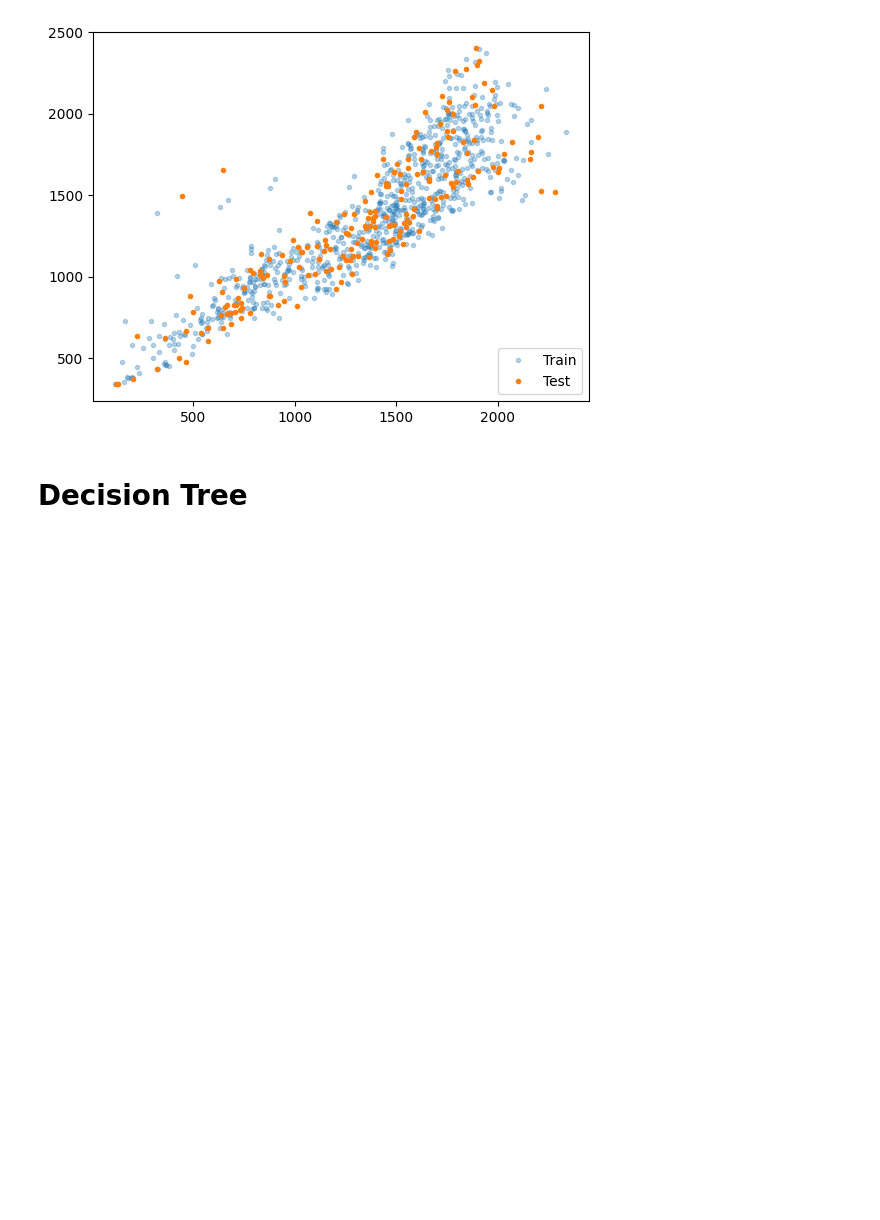
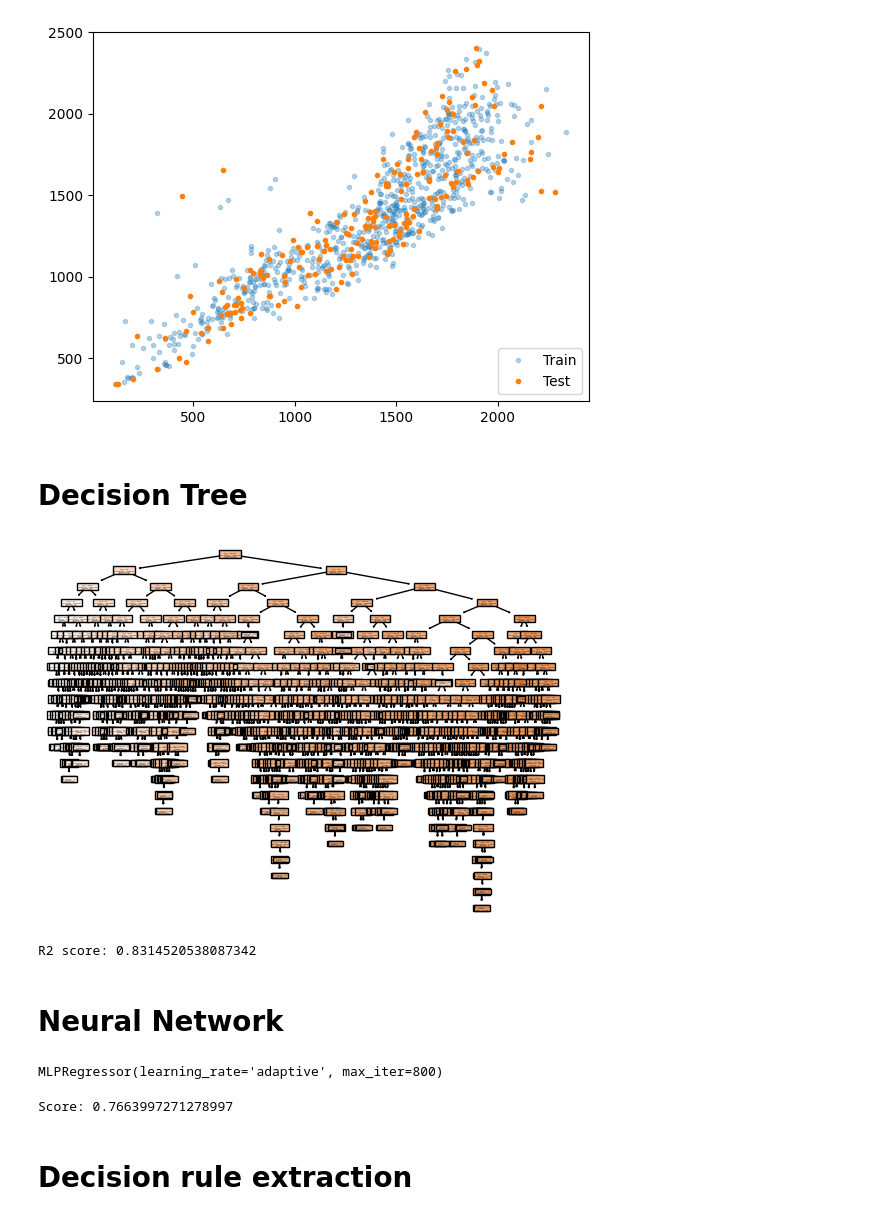
Before and after one commit to forking-shirtballs/Machine-Learning-Group-Project, a Jupyter notebook: Model_Development.ipynb, the cells around one changed output. Saved outputs shown, nothing was run; the diff lists cells and outputs as text; code cells hidden in the pictures; blank space fills up the shorter version.

Commit message:
Upload Model_Development notebook

```diff
--- a/Model_Development.ipynb
+++ b/Model_Development.ipynb
@@ -20,14 +22,15 @@ y = df['expected_output']
 xTrain, xTest,yTrain, yTest = train_test_split(x, y, test_size=0.2, random_state=1)
 
 #Train model
-model = LinearRegression()
-model.fit(xTrain,yTrain)
+linModel = LinearRegression()
+linModel.fit(xTrain,yTrain)
 
 #Show results
-print("Variance:",model.score(xTest, yTest))
+variance = linModel.score(xTest, yTest)
+print("Variance:",variance)
 
-plt.plot(yTrain, model.predict(xTrain),'.',label = "Train", alpha=0.3)
-plt.plot(yTest, model.predict(xTest),'.', label = "Test")
+plt.plot(yTrain, linModel.predict(xTrain),'.',label = "Train", alpha=0.3)
+plt.plot(yTest, linModel.predict(xTest),'.', label = "Test")
 plt.legend(loc='lower right')
 plt.show()
 # %% [output]
@@ -35,3 +38,35 @@ Variance: 0.754290333263626
 [figure]
 # %% [markdown]
 # Decision Tree
+# %%
+#Train Decision Tree
+treeModel = DecisionTreeRegressor()
+treeModel = treeModel.fit(xTrain, yTrain)
+# %%
+plot_tree(treeModel, filled=True)
+plt.show()
+# %% [output]
+[figure, added]
+# %%
+#Make predictions and see accuracy
+yPred = treeModel.predict(xTest)
+score = r2_score(yTest, yPred, force_finite=True)
+print("R2 score:", score)
+# %% [output]
+R2 score: 0.8314520538087342
+# %% [markdown]
+# Neural Network
+# %%
+#Train Decision Tree
+nnModel = MLPRegressor(activation='relu', solver='adam', learning_rate = 'adaptive', max_iter = 800, verbose = False)
+nnModel.fit(xTrain, yTrain)
+# %% [output]
+MLPRegressor(learning_rate='adaptive', max_iter=800)
+# %%
+#See accuracy score
+nnScore = nnModel.score(xTest, yTest)
+print("Score:",nnScore)
+# %% [output]
+Score: 0.7663997271278997
+# %% [markdown]
+# Decision rule extraction
```
Also changed, not shown: parts of 2 cells of this notebook.
